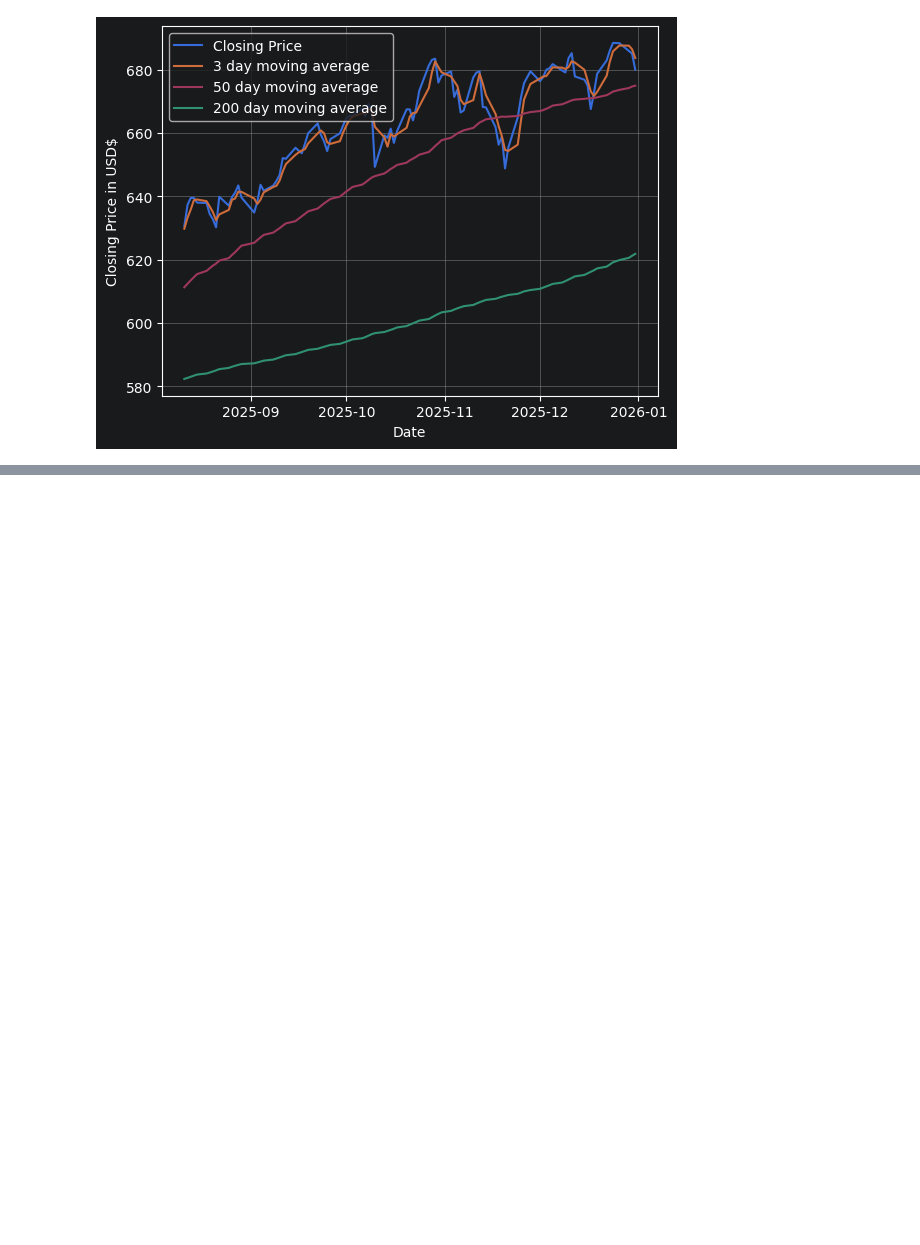
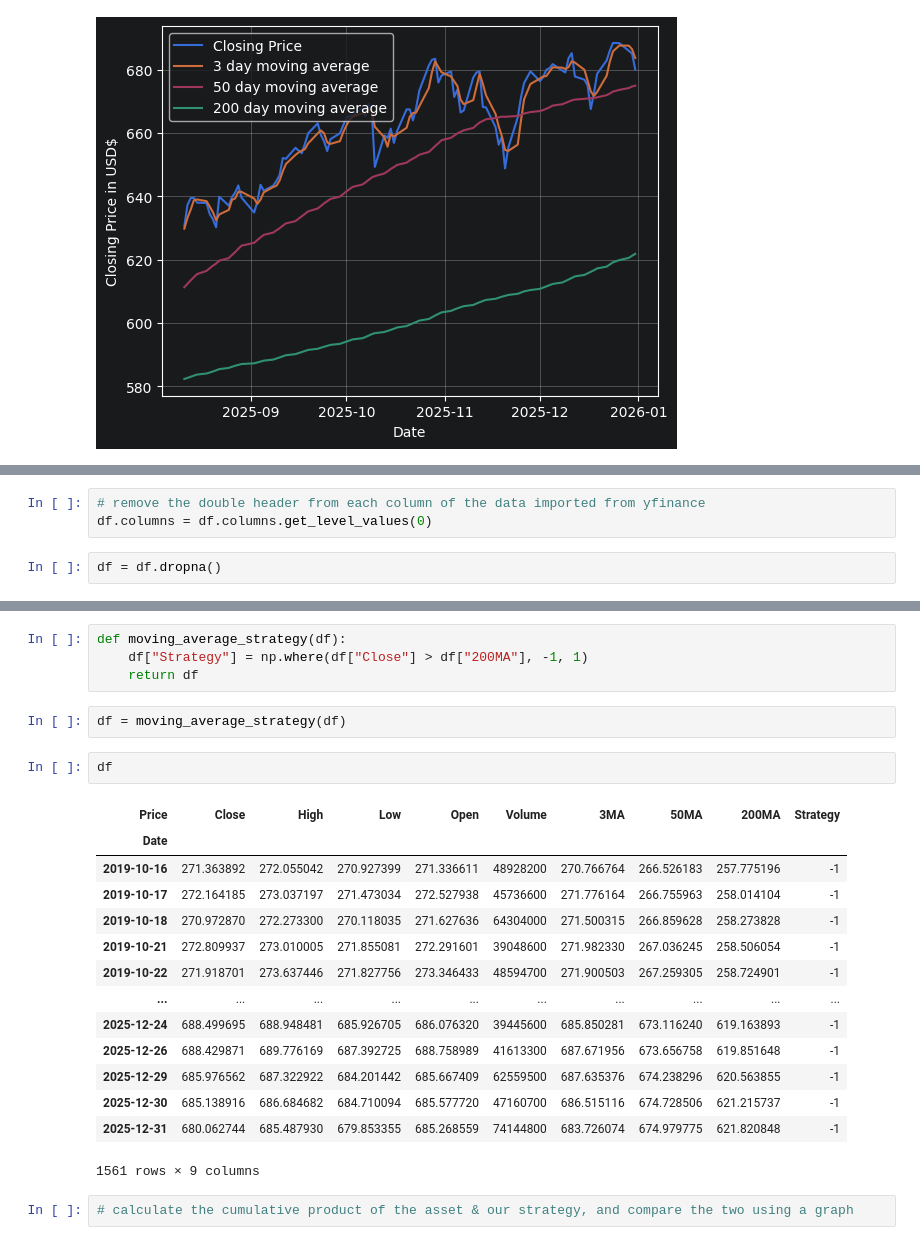
Before and after one commit to Jeffrey-Adjei/Technical-Indicator-Research, a Jupyter notebook: movingaverage.ipynb, the cells around one changed output, grey strips where cells are left out. Drawn from its saved outputs; the diff is of its cells as text; blank space fills up the shorter version.

Commit message:
"strategy column added to dataframe"

```diff
--- a/movingaverage.ipynb
+++ b/movingaverage.ipynb
@@ -159,0 +168,5 @@ moving_average_plots(df)
+# %%
+# remove the double header from each column of the data imported from yfinance
+df.columns = df.columns.get_level_values(0)
+# %%
+df = df.dropna()
@@ -159,0 +190,25 @@ moving_average_plots(df)
+# %%
+def moving_average_strategy(df):
+    df["Strategy"] = np.where(df["Close"] > df["200MA"], -1, 1)
+    return df
+# %%
+df = moving_average_strategy(df)
+# %%
+df
+# %% [output]
+| Price | Close | High | Low | Open | Volume | 3MA | 50MA | 200MA | Strategy |
+| Date |  |  |  |  |  |  |  |  |  |
+| 2019-10-16 | 271.363892 | 272.055042 | 270.927399 | 271.336611 | 48928200 | 270.766764 | 266.526183 | 257.775196 | -1 |
+| 2019-10-17 | 272.164185 | 273.037197 | 271.473034 | 272.527938 | 45736600 | 271.776164 | 266.755963 | 258.014104 | -1 |
+| 2019-10-18 | 270.972870 | 272.273300 | 270.118035 | 271.627636 | 64304000 | 271.500315 | 266.859628 | 258.273828 | -1 |
+| 2019-10-21 | 272.809937 | 273.010005 | 271.855081 | 272.291601 | 39048600 | 271.982330 | 267.036245 | 258.506054 | -1 |
+| 2019-10-22 | 271.918701 | 273.637446 | 271.827756 | 273.346433 | 48594700 | 271.900503 | 267.259305 | 258.724901 | -1 |
+| ... | ... | ... | ... | ... | ... | ... | ... | ... | ... |
+| 2025-12-24 | 688.499695 | 688.948481 | 685.926705 | 686.076320 | 39445600 | 685.850281 | 673.116240 | 619.163893 | -1 |
+| 2025-12-26 | 688.429871 | 689.776169 | 687.392725 | 688.758989 | 41613300 | 687.671956 | 673.656758 | 619.851648 | -1 |
+| 2025-12-29 | 685.976562 | 687.322922 | 684.201442 | 685.667409 | 62559500 | 687.635376 | 674.238296 | 620.563855 | -1 |
+| 2025-12-30 | 685.138916 | 686.684682 | 684.710094 | 685.577720 | 47160700 | 686.515116 | 674.728506 | 621.215737 | -1 |
+| 2025-12-31 | 680.062744 | 685.487930 | 679.853355 | 685.268559 | 74144800 | 683.726074 | 674.979775 | 621.820848 | -1 |
+1561 rows × 9 columns
+# %%
+# calculate the cumulative product of the asset & our strategy, and compare the two using a graph
```
Also changed, not shown: parts of 8 cells of this notebook.
